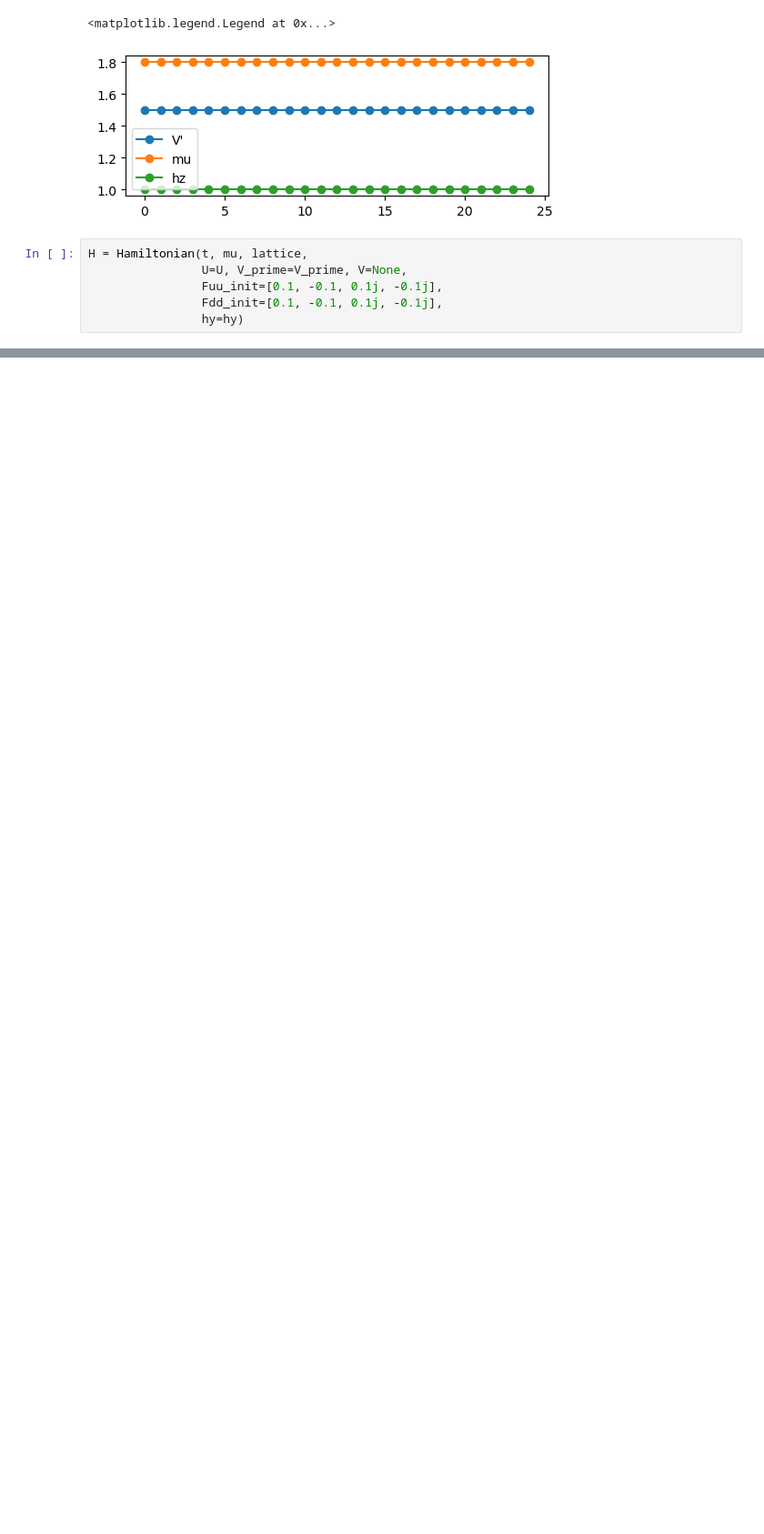
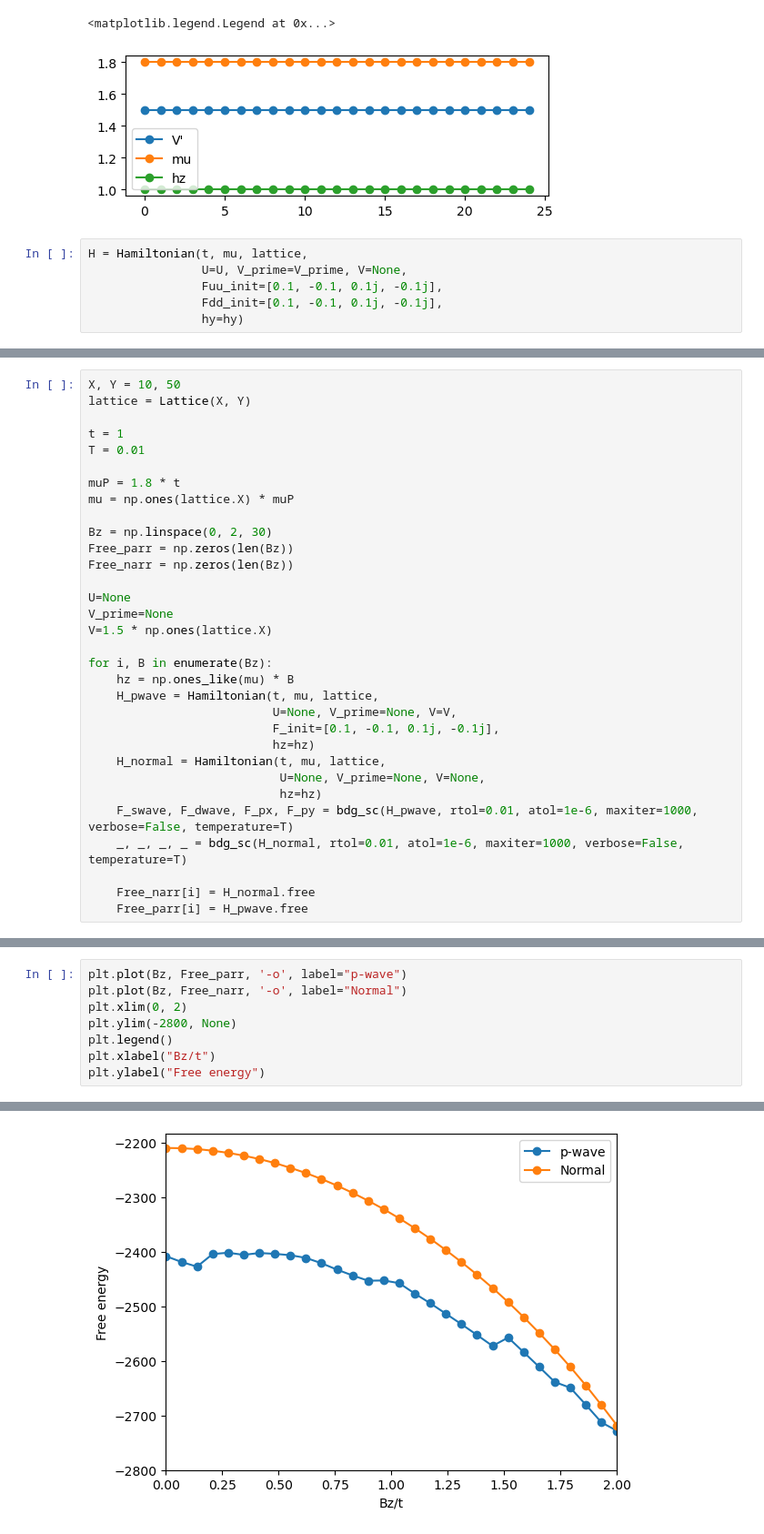
Before and after one commit to emilssp/master-thesis-codebase, a Jupyter notebook: notebooks/triplet_Bfield.ipynb, the cells around one changed output, grey strips where cells are left out. Shown at 91% size. Saved outputs shown, nothing was run; the diff lists cells and outputs as text; blank space fills up the shorter version.

Commit message:
test free

```diff
--- a/notebooks/triplet_Bfield.ipynb
+++ b/notebooks/triplet_Bfield.ipynb
@@ -117,0 +118,32 @@ plt.legend(fontsize=12, loc="best")
+# %%
+X, Y = 10, 50
+lattice = Lattice(X, Y)
+
+t = 1
+T = 0.01
+
+muP = 1.8 * t
+mu = np.ones(lattice.X) * muP
+
+Bz = np.linspace(0, 2, 30)
+Free_parr = np.zeros(len(Bz))
+Free_narr = np.zeros(len(Bz))
+
+U=None
+V_prime=None
+V=1.5 * np.ones(lattice.X)
+
+for i, B in enumerate(Bz):
+    hz = np.ones_like(mu) * B
+    H_pwave = Hamiltonian(t, mu, lattice,
+                          U=None, V_prime=None, V=V,
+                          F_init=[0.1, -0.1, 0.1j, -0.1j],
+                          hz=hz)
+    H_normal = Hamiltonian(t, mu, lattice,
+                           U=None, V_prime=None, V=None,
+                           hz=hz)
+    F_swave, F_dwave, F_px, F_py = bdg_sc(H_pwave, rtol=0.01, atol=1e-6, maxiter=1000, verbose=False, temperature=T)
+    _, _, _, _ = bdg_sc(H_normal, rtol=0.01, atol=1e-6, maxiter=1000, verbose=False, temperature=T)
+
+    Free_narr[i] = H_normal.free
+    Free_parr[i] = H_pwave.free
@@ -117,0 +168,9 @@ plt.legend(fontsize=12, loc="best")
+# %%
+plt.plot(Bz, Free_parr, '-o', label="p-wave")
+plt.plot(Bz, Free_narr, '-o', label="Normal")
+plt.xlim(0, 2)
+plt.ylim(-2800, None)
+plt.legend()
+plt.xlabel("Bz/t")
+plt.ylabel("Free energy")
+# %% [output]
@@ -117,0 +178 @@ plt.legend(fontsize=12, loc="best")
+[figure, added]
```
Also changed, not shown: parts of 9 cells of this notebook, 1 other file.
